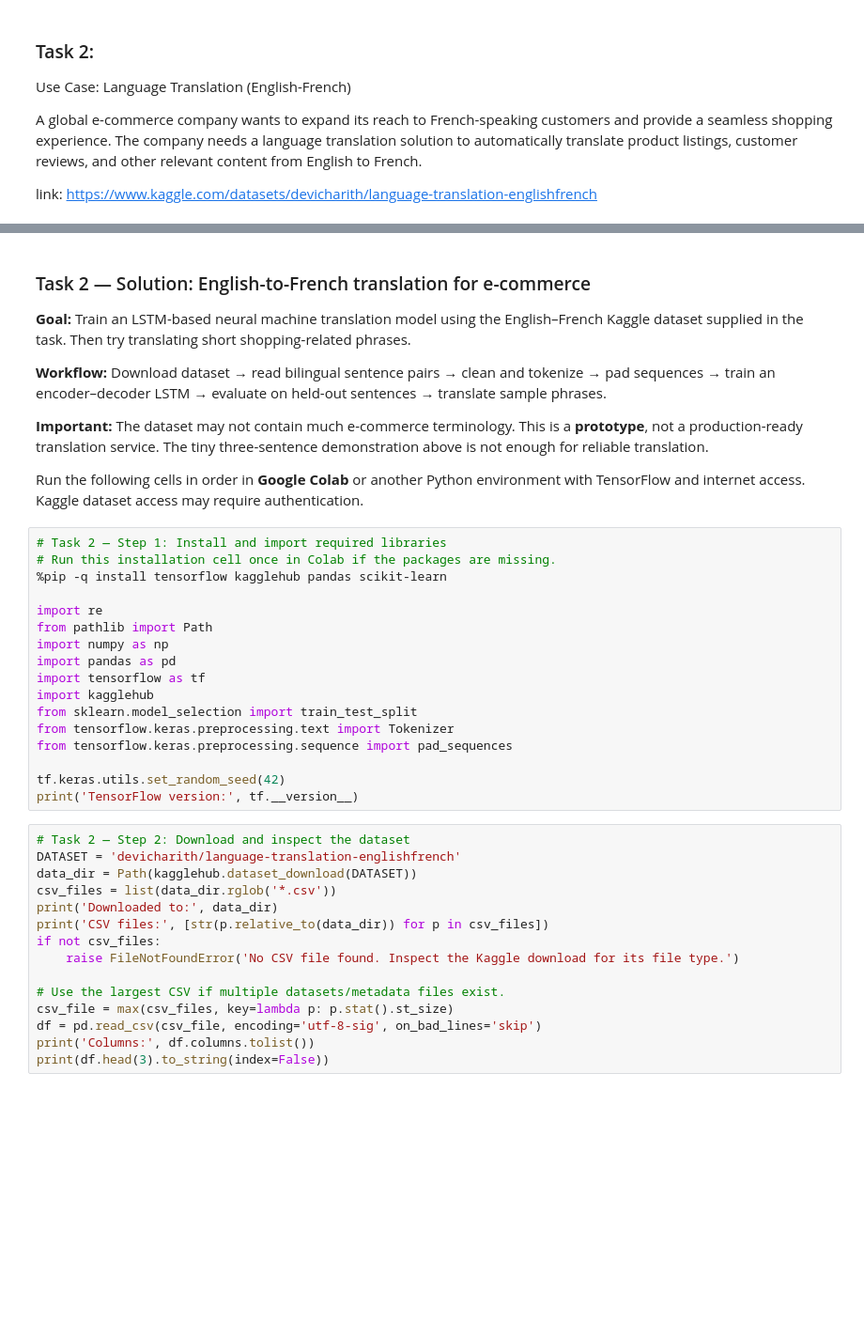
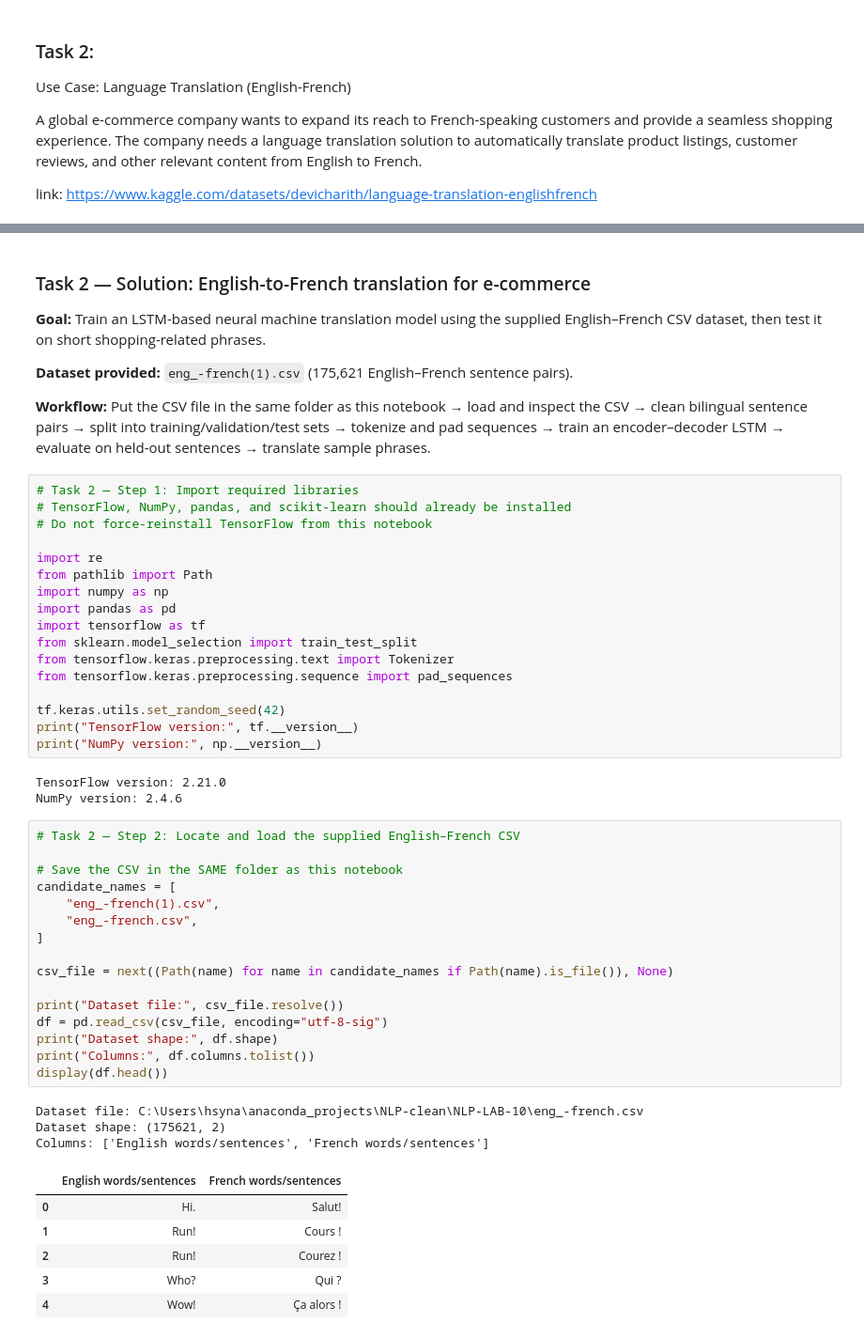
Before and after one commit to hus-01/NLP-Labs, a Jupyter notebook: NLP-LAB-10/Lab10_Machine_Translation_Dataset_Ready.ipynb, the cells around one changed output, grey strips where cells are left out. Shown at 94% size. Drawn from its saved outputs; the diff is of its cells as text; blank space fills up the shorter version.

```diff
--- a/NLP-LAB-10/Lab10_Machine_Translation_Solved.ipynb
+++ b/NLP-LAB-10/Lab10_Machine_Translation_Dataset_Ready.ipynb
@@ -180,43 +196,55 @@ link: https://www.kaggle.com/datasets/devicharith/language-translation-englishfr
 # %% [markdown]
 ### Task 2 — Solution: English-to-French translation for e-commerce
 
-**Goal:** Train an LSTM-based neural machine translation model using the English–French Kaggle dataset supplied in the task. Then try translating short shopping-related phrases.
+**Goal:** Train an LSTM-based neural machine translation model using the supplied English–French CSV dataset, then test it on short shopping-related phrases.
 
-**Workflow:** Download dataset → read bilingual sentence pairs → clean and tokenize → pad sequences → train an encoder–decoder LSTM → evaluate on held-out sentences → translate sample phrases.
+**Dataset provided:** `eng_-french(1).csv` (175,621 English–French sentence pairs).
 
-**Important:** The dataset may not contain much e-commerce terminology. This is a **prototype**, not a production-ready translation service. The tiny three-sentence demonstration above is not enough for reliable translation.
-
-Run the following cells in order in **Google Colab** or another Python environment with TensorFlow and internet access. Kaggle dataset access may require authentication.
+**Workflow:** Put the CSV file in the same folder as this notebook → load and inspect the CSV → clean bilingual sentence pairs → split into training/validation/test sets → tokenize and pad sequences → train an encoder–decoder LSTM → evaluate on held-out sentences → translate sample phrases.
 # %%
-# Task 2 — Step 1: Install and import required libraries
-# Run this installation cell once in Colab if the packages are missing.
-%pip -q install tensorflow kagglehub pandas scikit-learn
+# Task 2 — Step 1: Import required libraries
+# TensorFlow, NumPy, pandas, and scikit-learn should already be installed
+# Do not force-reinstall TensorFlow from this notebook
 
 import re
 from pathlib import Path
 import numpy as np
 import pandas as pd
 import tensorflow as tf
-import kagglehub
 from sklearn.model_selection import train_test_split
 from tensorflow.keras.preprocessing.text import Tokenizer
 from tensorflow.keras.preprocessing.sequence import pad_sequences
 
 tf.keras.utils.set_random_seed(42)
-print('TensorFlow version:', tf.__version__)
+print("TensorFlow version:", tf.__version__)
+print("NumPy version:", np.__version__)
+# %% [output]
+TensorFlow version: 2.21.0
+NumPy version: 2.4.6
-# %%
-# Task 2 — Step 2: Download and inspect the dataset
-DATASET = 'devicharith/language-translation-englishfrench'
-data_dir = Path(kagglehub.dataset_download(DATASET))
-csv_files = list(data_dir.rglob('*.csv'))
-print('Downloaded to:', data_dir)
-print('CSV files:', [str(p.relative_to(data_dir)) for p in csv_files])
-if not csv_files:
-    raise FileNotFoundError('No CSV file found. Inspect the Kaggle download for its file type.')
-
-# Use the largest CSV if multiple datasets/metadata files exist.
-csv_file = max(csv_files, key=lambda p: p.stat().st_size)
-df = pd.read_csv(csv_file, encoding='utf-8-sig', on_bad_lines='skip')
-print('Columns:', df.columns.tolist())
-print(df.head(3).to_string(index=False))
+# %%
+# Task 2 — Step 2: Locate and load the supplied English–French CSV
+
+# Save the CSV in the SAME folder as this notebook
+candidate_names = [
+    "eng_-french(1).csv",
+    "eng_-french.csv",
+]
+
+csv_file = next((Path(name) for name in candidate_names if Path(name).is_file()), None)
+
+print("Dataset file:", csv_file.resolve())
+df = pd.read_csv(csv_file, encoding="utf-8-sig")
+print("Dataset shape:", df.shape)
+print("Columns:", df.columns.tolist())
+display(df.head())
+# %% [output]
+Dataset file: C:\Users\hsyna\anaconda_projects\NLP-clean\NLP-LAB-10\eng_-french.csv
+Dataset shape: (175621, 2)
+Columns: ['English words/sentences', 'French words/sentences']
+|  | English words/sentences | French words/sentences |
+| 0 | Hi. | Salut! |
+| 1 | Run! | Cours ! |
+| 2 | Run! | Courez ! |
+| 3 | Who? | Qui ? |
+| 4 | Wow! | Ça alors ! |
 # %%
```
Also changed, not shown: parts of 19 cells of this notebook, 15 other files.
